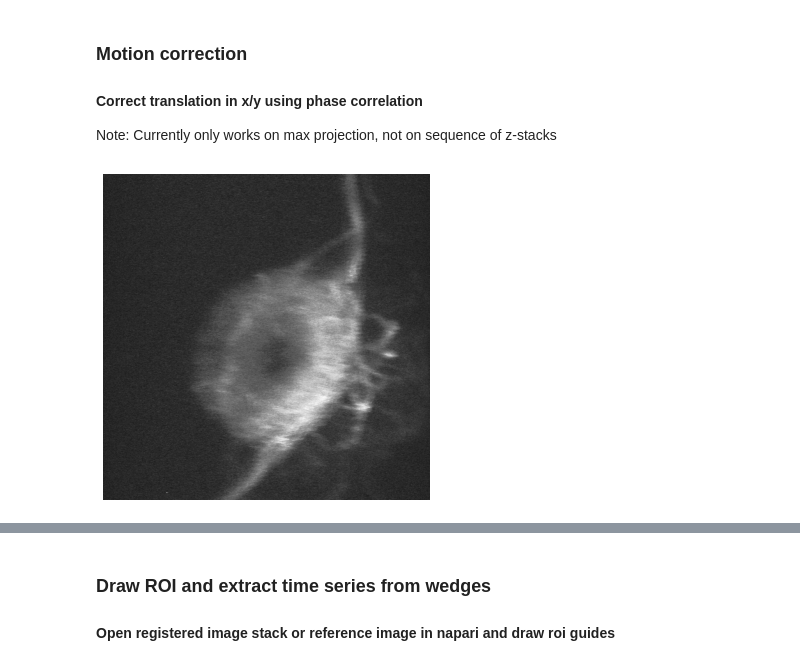
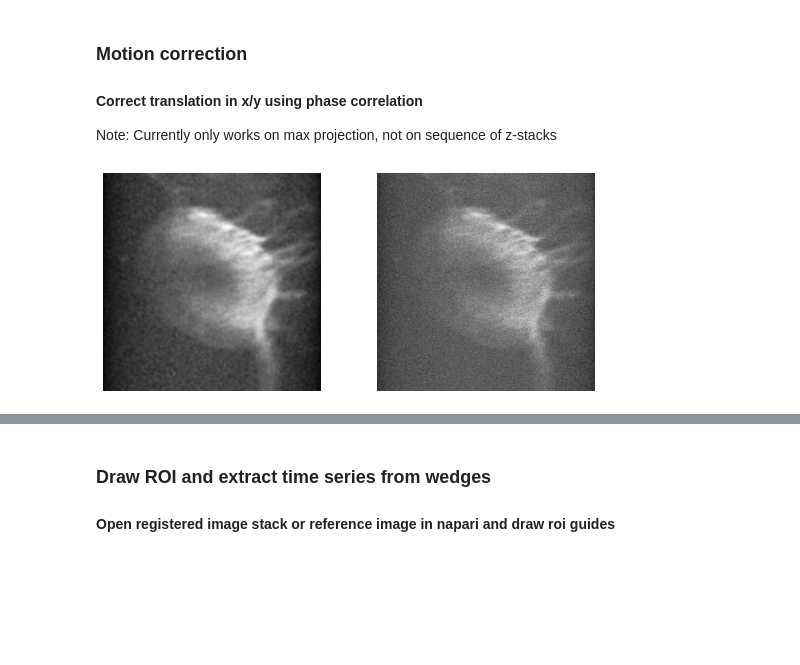
Before and after one commit to hjmh/fly2p, a Jupyter notebook: fly2p/scripts/preprocessImagingData.ipynb, the cells around one changed output, grey strips where cells are left out. Saved outputs shown, nothing was run; the diff lists cells and outputs as text; code cells hidden in the pictures; blank space fills up the shorter version.

```diff
--- a/fly2p/scripts/preprocessImagingData.ipynb
+++ b/fly2p/scripts/preprocessImagingData.ipynb
@@ -25,7 +26,7 @@ from shapely.geometry.polygon import LinearRing, Polygon, LineString
 #from roiVisualization import myAxisTheme
 # %%
 dataDir = '../sample'
-rawTiff = 'SS96_x_7f_f01_082920_gradientBG_00003.tif'
+rawTiff = 'SS96_x_7f_25per_allProjectorsOn_00002.tif'
 plotDir = sep.join([dataDir, 'plot'])
 
 print(dataDir)
@@ -194,17 +194,21 @@ Note: Currently only works on max projection, not on sequence of z-stacks
 # %%
 # Settings
 ## reference image
-numRefImg = 100
-locRefImg = round(nVols/6)
+numRefImg = 600
+locRefImg = round(nVols/3)
 
 ## registration
 upsampleFactor = 20
 
 # Generate reference image
 refImg = np.mean(stackMP[locRefImg:locRefImg+numRefImg,:,:],axis=0)
 
-fig, ax = plt.subplots(1,1,figsize=(6,6))
-ax.imshow(refImg,cmap='Greys_r', vmin=0, origin='upper')
-ax.axis('off');
+refImgFilt = gaussian_filter(refImg, sigma=2)
+
+fig, ax = plt.subplots(1,2,figsize=(9,4))
+ax[0].imshow(refImgFilt,cmap='Greys_r', origin='lower')
+ax[0].axis('off');
+ax[1].imshow(refImg,cmap='Greys_r', origin='lower')
+ax[1].axis('off');
 # %% [output]
-[figure, old version]
+[figure, new version]
```
Also changed, not shown: parts of 25 cells of this notebook.
